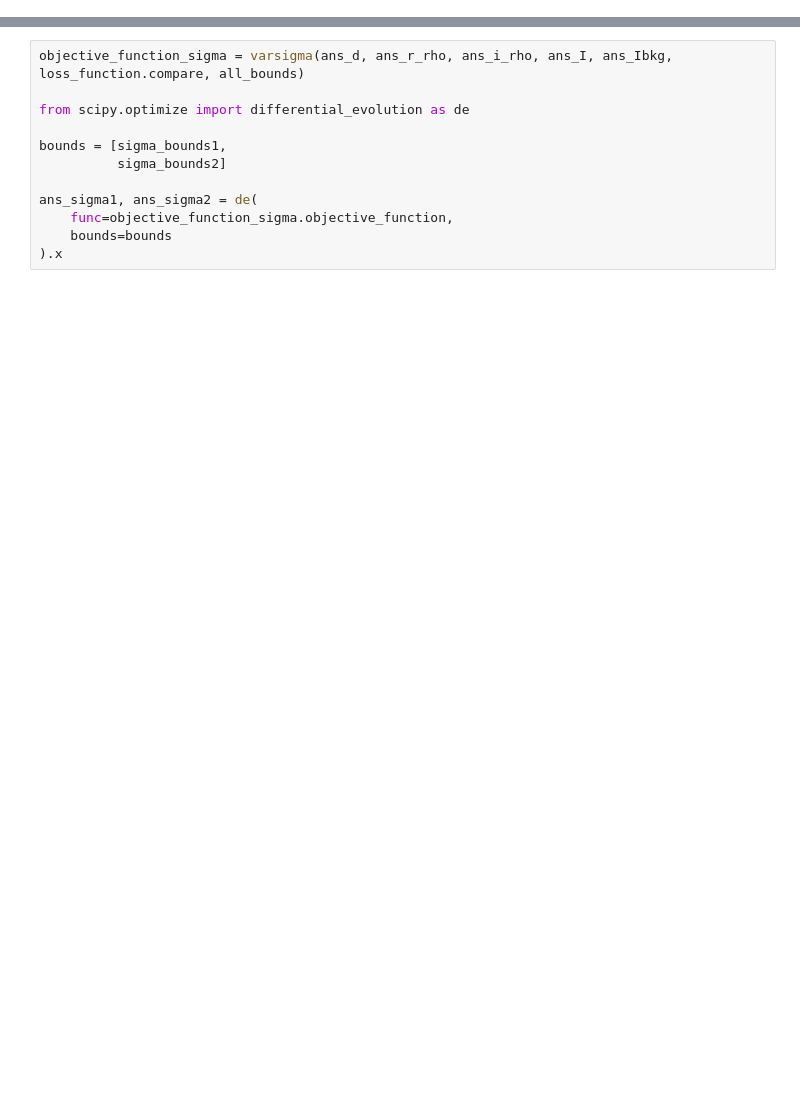
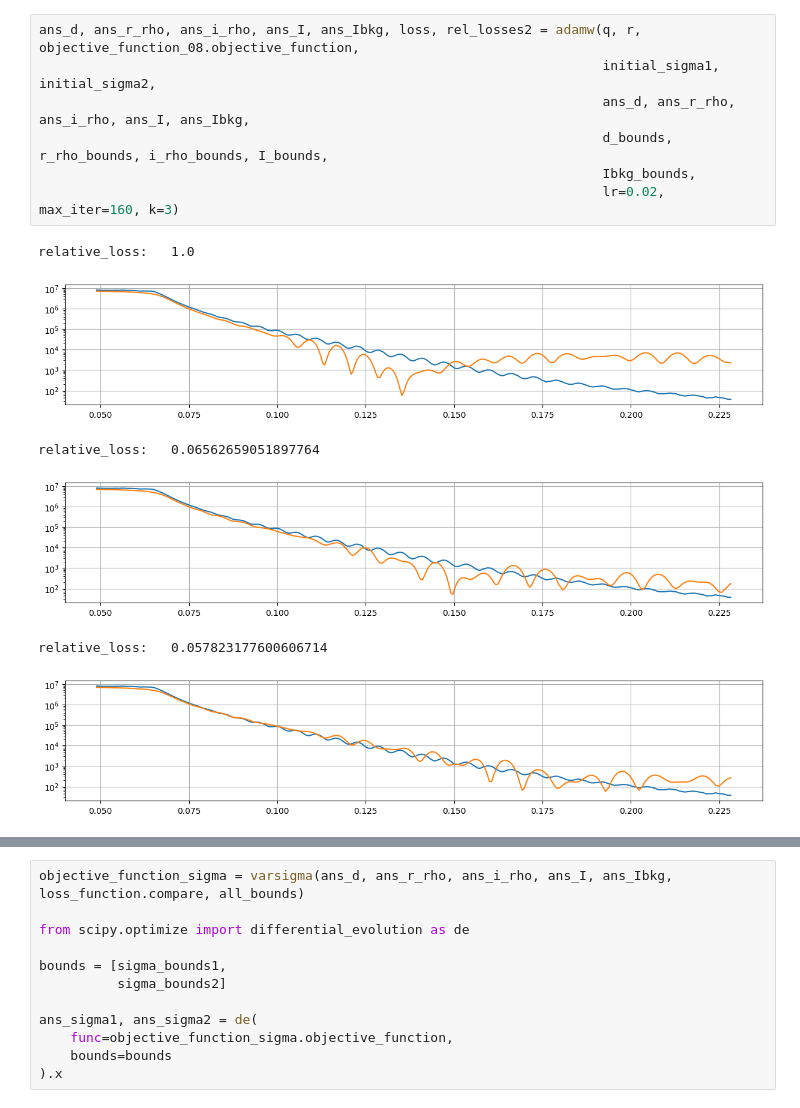
Before and after one commit to bool8192/Reflectometry, a Jupyter notebook: Documents/REF/fitting_experiment_pie/fitting.ipynb, the cells around one changed output, grey strips where cells are left out. Saved outputs shown, nothing was run; the diff lists cells and outputs as text; blank space fills up the shorter version.

```diff
--- a/Documents/REF/fitting_experiment_pie/fitting.ipynb
+++ b/Documents/REF/fitting_experiment_pie/fitting.ipynb
@@ -71,0 +71,14 @@ relative_loss:   0.04278973697345863
+# %%
+ans_d, ans_r_rho, ans_i_rho, ans_I, ans_Ibkg, loss, rel_losses2 = adamw(q, r, objective_function_08.objective_function,
+                                                                        initial_sigma1, initial_sigma2,
+                                                                        ans_d, ans_r_rho, ans_i_rho, ans_I, ans_Ibkg,
+                                                                        d_bounds, r_rho_bounds, i_rho_bounds, I_bounds,
+                                                                        Ibkg_bounds,
+                                                                        lr=0.02, max_iter=160, k=3)
+# %% [output]
+relative_loss:   1.0
+[figure, added]
+relative_loss:   0.06562659051897764
+[figure, added]
+relative_loss:   0.057823177600606714
+[figure, added]
```
Also changed, not shown: parts of 15 cells of this notebook, 8 other files.
